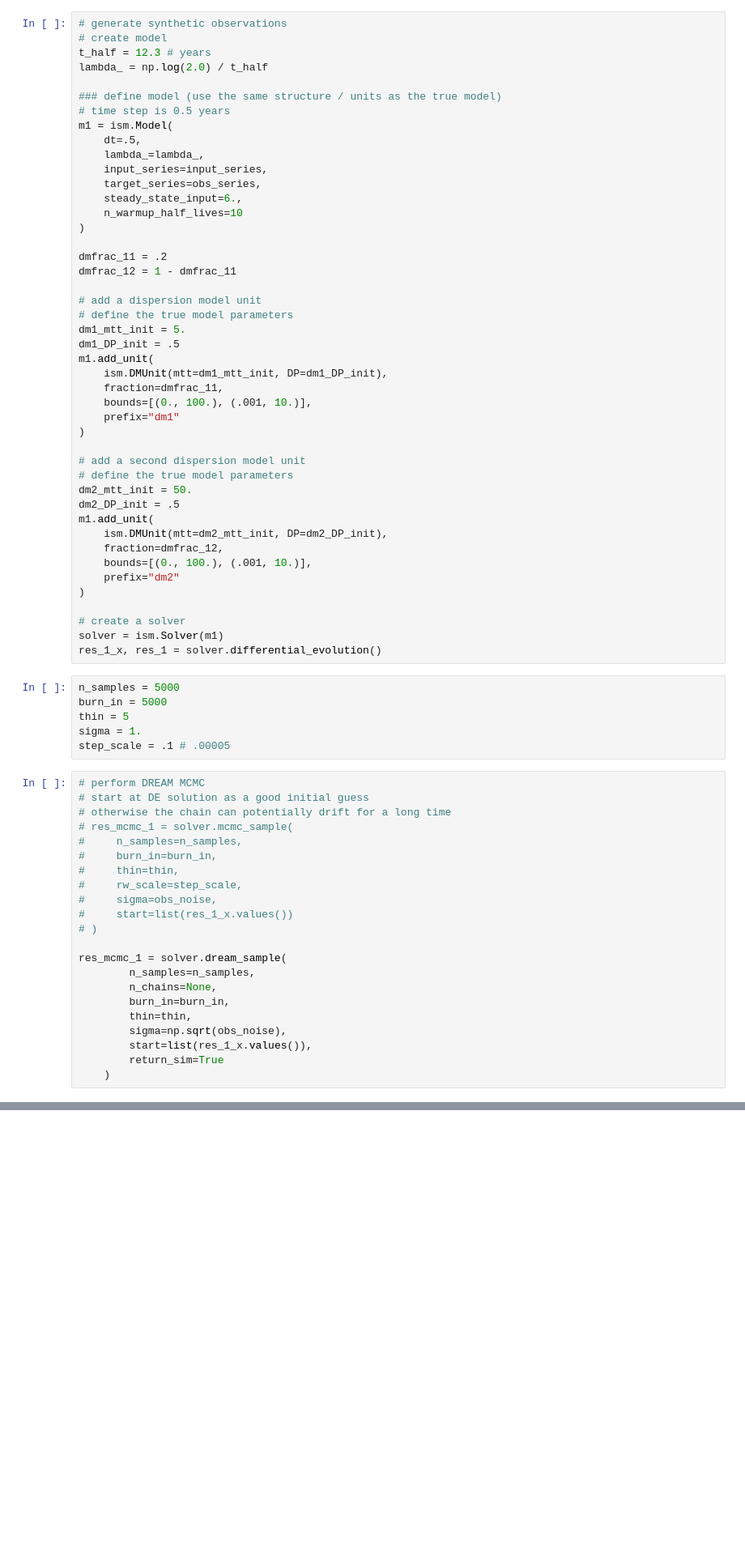
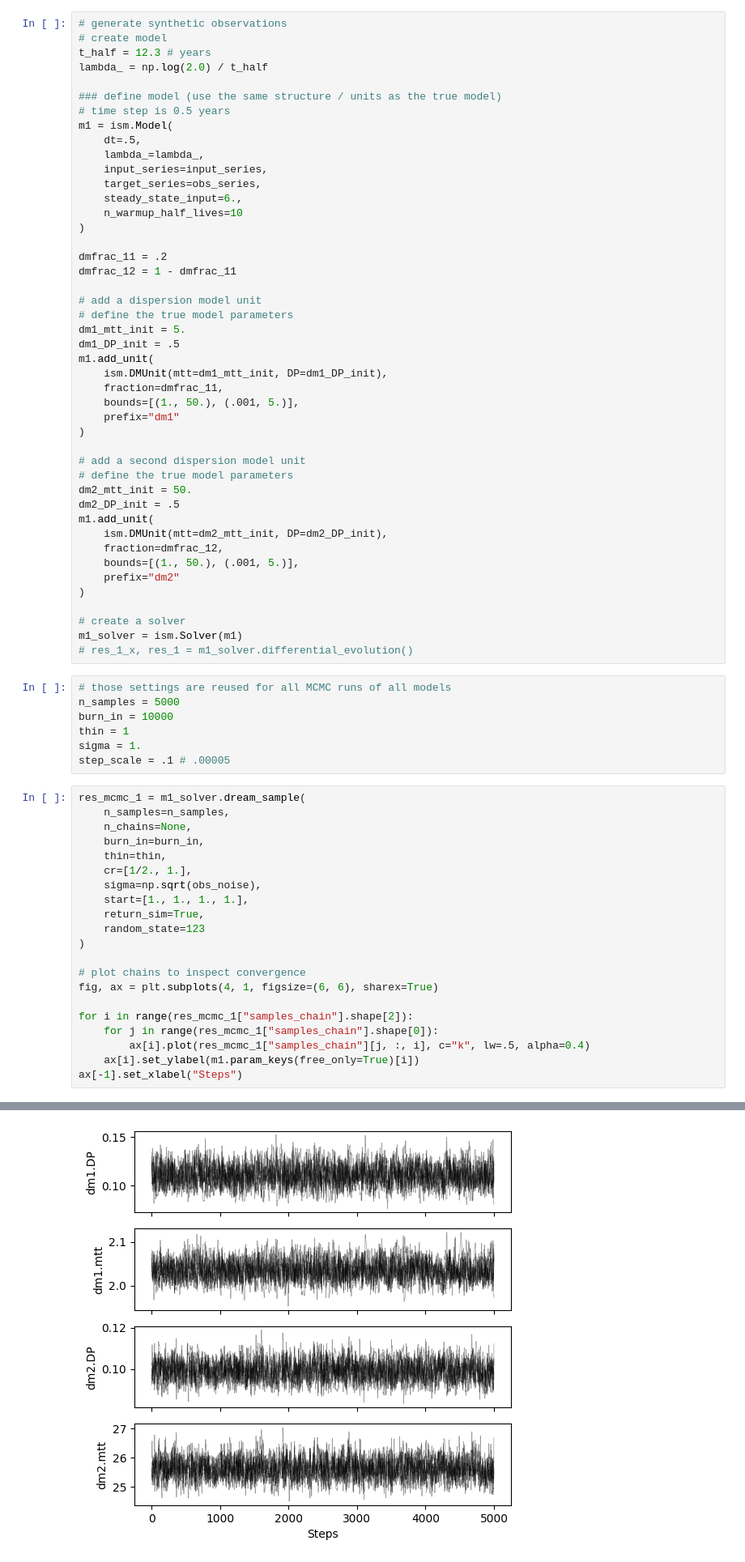
Before and after one commit to iGW-TU-Dresden/PyTracerLab, a Jupyter notebook: docs/examples/example_09.ipynb, the cells around one changed output, grey strips where cells are left out. Shown at 81% size. Cells and saved outputs as stored; diff of their text form; blank space fills up the shorter version.

```diff
--- a/docs/examples/example_09.ipynb
+++ b/docs/examples/example_09.ipynb
@@ -930,7 +930,7 @@ dm1_DP_init = .5
 m1.add_unit(
     ism.DMUnit(mtt=dm1_mtt_init, DP=dm1_DP_init),
     fraction=dmfrac_11,
-    bounds=[(0., 100.), (.001, 10.)],
+    bounds=[(1., 50.), (.001, 5.)],
     prefix="dm1"
 )
 
@@ -941,38 +941,39 @@ dm2_DP_init = .5
 m1.add_unit(
     ism.DMUnit(mtt=dm2_mtt_init, DP=dm2_DP_init),
     fraction=dmfrac_12,
-    bounds=[(0., 100.), (.001, 10.)],
+    bounds=[(1., 50.), (.001, 5.)],
     prefix="dm2"
 )
 
 # create a solver
-solver = ism.Solver(m1)
-res_1_x, res_1 = solver.differential_evolution()
+m1_solver = ism.Solver(m1)
+# res_1_x, res_1 = m1_solver.differential_evolution()
 # %%
+# those settings are reused for all MCMC runs of all models
 n_samples = 5000
-burn_in = 5000
-thin = 5
+burn_in = 10000
+thin = 1
 sigma = 1.
 step_scale = .1 # .00005
 # %%
-# perform DREAM MCMC
-# start at DE solution as a good initial guess
-# otherwise the chain can potentially drift for a long time
-# res_mcmc_1 = solver.mcmc_sample(
-#     n_samples=n_samples,
-#     burn_in=burn_in,
-#     thin=thin,
-#     rw_scale=step_scale,
-#     sigma=obs_noise,
-#     start=list(res_1_x.values())
-# )
+res_mcmc_1 = m1_solver.dream_sample(
+    n_samples=n_samples,
+    n_chains=None,
+    burn_in=burn_in,
+    thin=thin,
+    cr=[1/2., 1.],
+    sigma=np.sqrt(obs_noise),
+    start=[1., 1., 1., 1.],
+    return_sim=True,
+    random_state=123
+)
 
-res_mcmc_1 = solver.dream_sample(
-        n_samples=n_samples,
-        n_chains=None,
-        burn_in=burn_in,
-        thin=thin,
-        sigma=np.sqrt(obs_noise),
-        start=list(res_1_x.values()),
-        return_sim=True
-    )
+# plot chains to inspect convergence
+fig, ax = plt.subplots(4, 1, figsize=(6, 6), sharex=True)
+
+for i in range(res_mcmc_1["samples_chain"].shape[2]):
+    for j in range(res_mcmc_1["samples_chain"].shape[0]):
+        ax[i].plot(res_mcmc_1["samples_chain"][j, :, i], c="k", lw=.5, alpha=0.4)
+    ax[i].set_ylabel(m1.param_keys(free_only=True)[i])
+ax[-1].set_xlabel("Steps")
+# %% [output]
@@ -978,0 +981 @@ res_mcmc_1 = solver.dream_sample(
+[figure, added]
```
Also changed, not shown: parts of 17 cells of this notebook, 1 other file.
